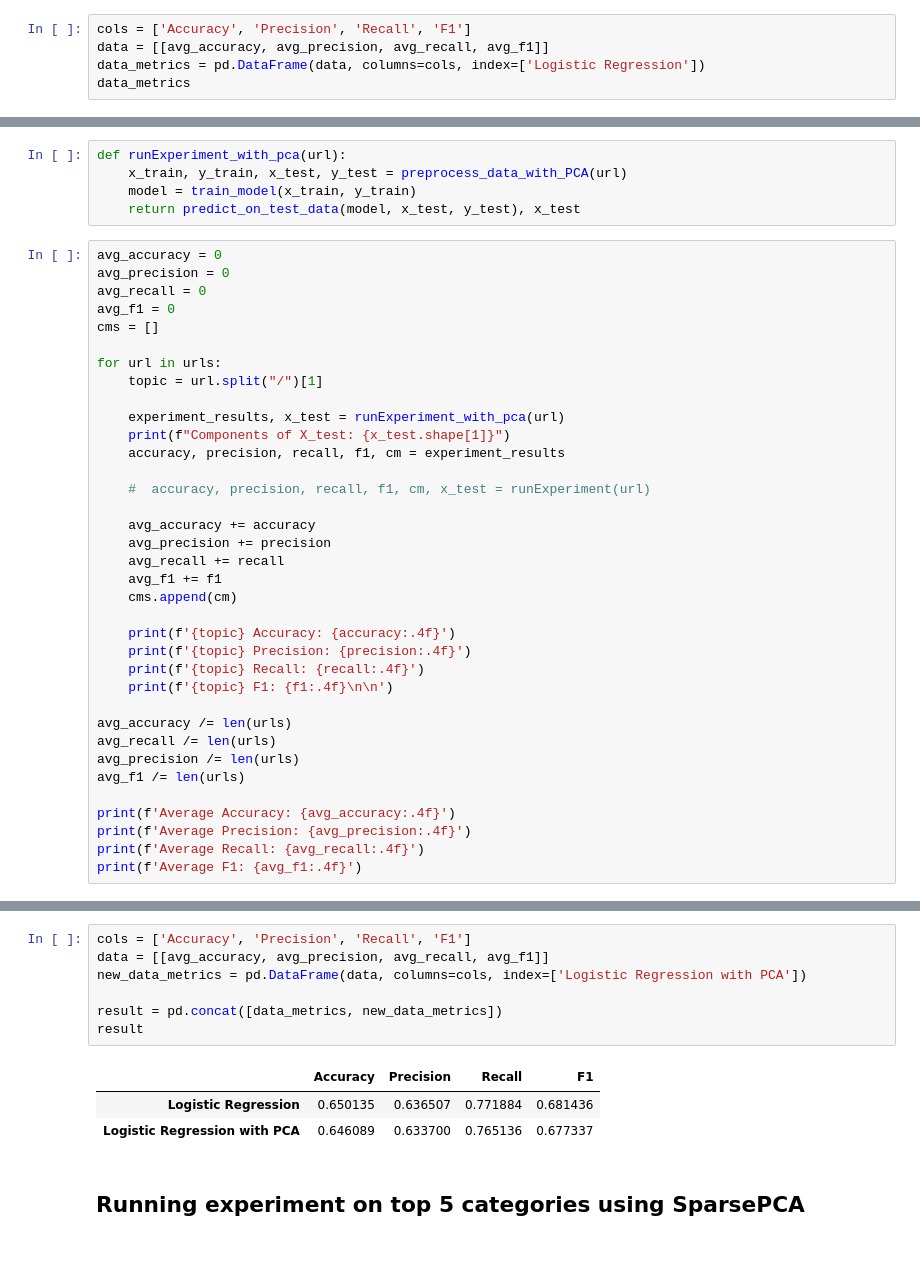
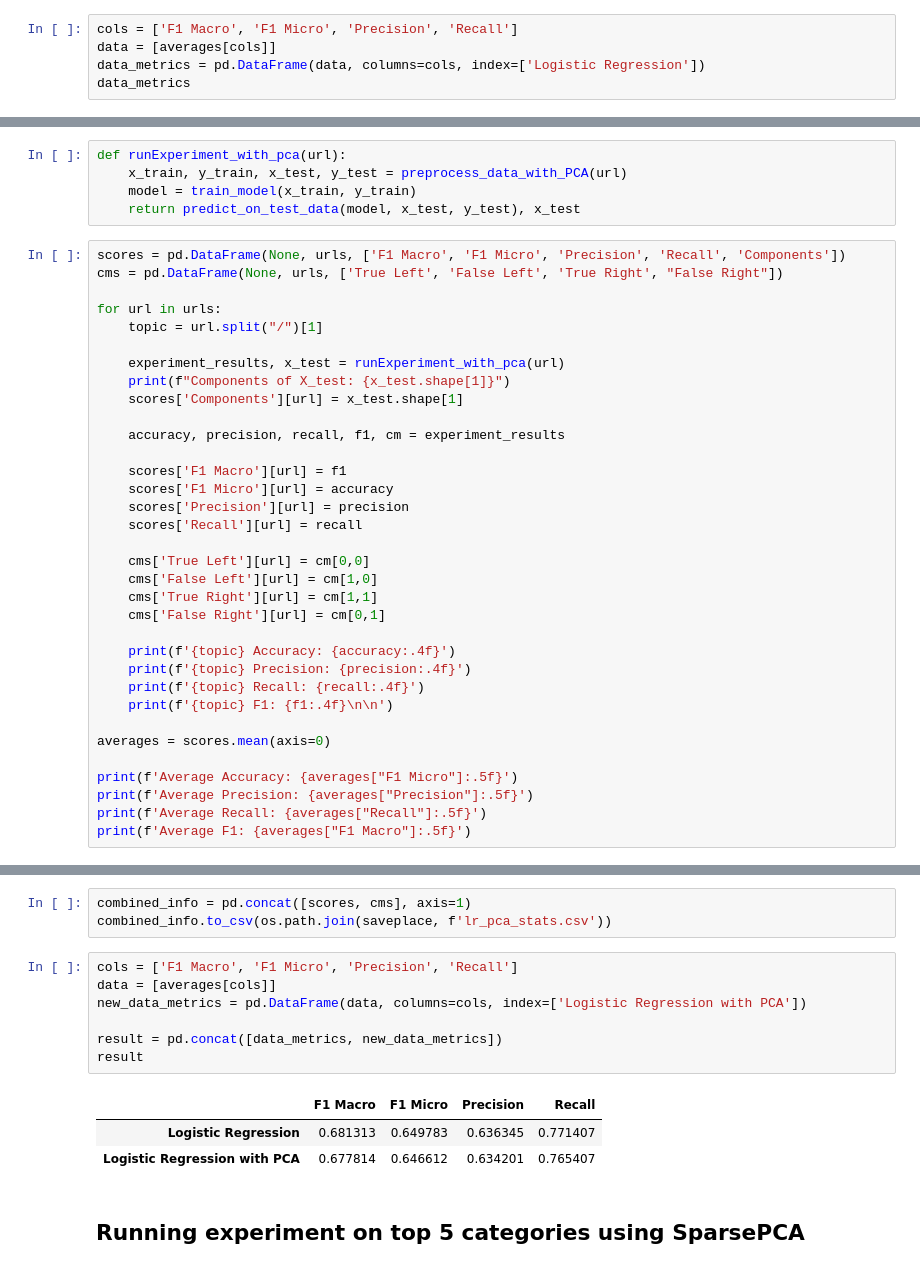
Before and after one commit to Wesley-Allen-01/CSCI4022_FinalProject, a Jupyter notebook: logisticRegression.ipynb, the cells around one changed output, grey strips where cells are left out. Drawn from its saved outputs; the diff is of its cells as text.

```diff
--- a/logisticRegression.ipynb
+++ b/logisticRegression.ipynb
@@ -110,6 +113,6 @@ data_cm
 # %%
-cols = ['Accuracy', 'Precision', 'Recall', 'F1']
-data = [[avg_accuracy, avg_precision, avg_recall, avg_f1]]
+cols = ['F1 Macro', 'F1 Micro', 'Precision', 'Recall']
+data = [averages[cols]]
 data_metrics = pd.DataFrame(data, columns=cols, index=['Logistic Regression'])
 data_metrics
 # %% [output]
@@ -148,40 +151,38 @@ def runExperiment_with_pca(url):
     model = train_model(x_train, y_train)
     return predict_on_test_data(model, x_test, y_test), x_test
 # %%
-avg_accuracy = 0
-avg_precision = 0
-avg_recall = 0
-avg_f1 = 0
-cms = []
+scores = pd.DataFrame(None, urls, ['F1 Macro', 'F1 Micro', 'Precision', 'Recall', 'Components'])
+cms = pd.DataFrame(None, urls, ['True Left', 'False Left', 'True Right', "False Right"])
 
 for url in urls:
     topic = url.split("/")[1]
 
     experiment_results, x_test = runExperiment_with_pca(url)
     print(f"Components of X_test: {x_test.shape[1]}")
+    scores['Components'][url] = x_test.shape[1]
+
     accuracy, precision, recall, f1, cm = experiment_results
 
-    #  accuracy, precision, recall, f1, cm, x_test = runExperiment(url)
+    scores['F1 Macro'][url] = f1
+    scores['F1 Micro'][url] = accuracy
+    scores['Precision'][url] = precision
+    scores['Recall'][url] = recall
 
-    avg_accuracy += accuracy
-    avg_precision += precision
-    avg_recall += recall
-    avg_f1 += f1
-    cms.append(cm)
+    cms['True Left'][url] = cm[0,0]
+    cms['False Left'][url] = cm[1,0]
+    cms['True Right'][url] = cm[1,1]
+    cms['False Right'][url] = cm[0,1]
 
     print(f'{topic} Accuracy: {accuracy:.4f}')
     print(f'{topic} Precision: {precision:.4f}')
     print(f'{topic} Recall: {recall:.4f}')
     print(f'{topic} F1: {f1:.4f}\n\n')
 
-avg_accuracy /= len(urls)
-avg_recall /= len(urls)
-avg_precision /= len(urls)
-avg_f1 /= len(urls)
+averages = scores.mean(axis=0)
 
-print(f'Average Accuracy: {avg_accuracy:.4f}')
-print(f'Average Precision: {avg_precision:.4f}')
-print(f'Average Recall: {avg_recall:.4f}')
-print(f'Average F1: {avg_f1:.4f}')
+print(f'Average Accuracy: {averages["F1 Micro"]:.5f}')
+print(f'Average Precision: {averages["Precision"]:.5f}')
+print(f'Average Recall: {averages["Recall"]:.5f}')
+print(f'Average F1: {averages["F1 Macro"]:.5f}')
 # %% [output]
 Components of X_test: 611
@@ -213,14 +205,17 @@ data_cm
+# %%
+combined_info = pd.concat([scores, cms], axis=1)
+combined_info.to_csv(os.path.join(saveplace, f'lr_pca_stats.csv'))
 # %%
-cols = ['Accuracy', 'Precision', 'Recall', 'F1']
-data = [[avg_accuracy, avg_precision, avg_recall, avg_f1]]
+cols = ['F1 Macro', 'F1 Micro', 'Precision', 'Recall']
+data = [averages[cols]]
 new_data_metrics = pd.DataFrame(data, columns=cols, index=['Logistic Regression with PCA'])
 
 result = pd.concat([data_metrics, new_data_metrics])
 result
 # %% [output]
-|  | Accuracy | Precision | Recall | F1 |
-| Logistic Regression | 0.650135 | 0.636507 | 0.771884 | 0.681436 |
-| Logistic Regression with PCA | 0.646089 | 0.633700 | 0.765136 | 0.677337 |
+|  | F1 Macro | F1 Micro | Precision | Recall |
+| Logistic Regression | 0.681313 | 0.649783 | 0.636345 | 0.771407 |
+| Logistic Regression with PCA | 0.677814 | 0.646612 | 0.634201 | 0.765407 |
 # %% [markdown]
 ## Running experiment on top 5 categories using SparsePCA
 # %%
```
Also changed, not shown: parts of 14 cells of this notebook, 8 other files.
